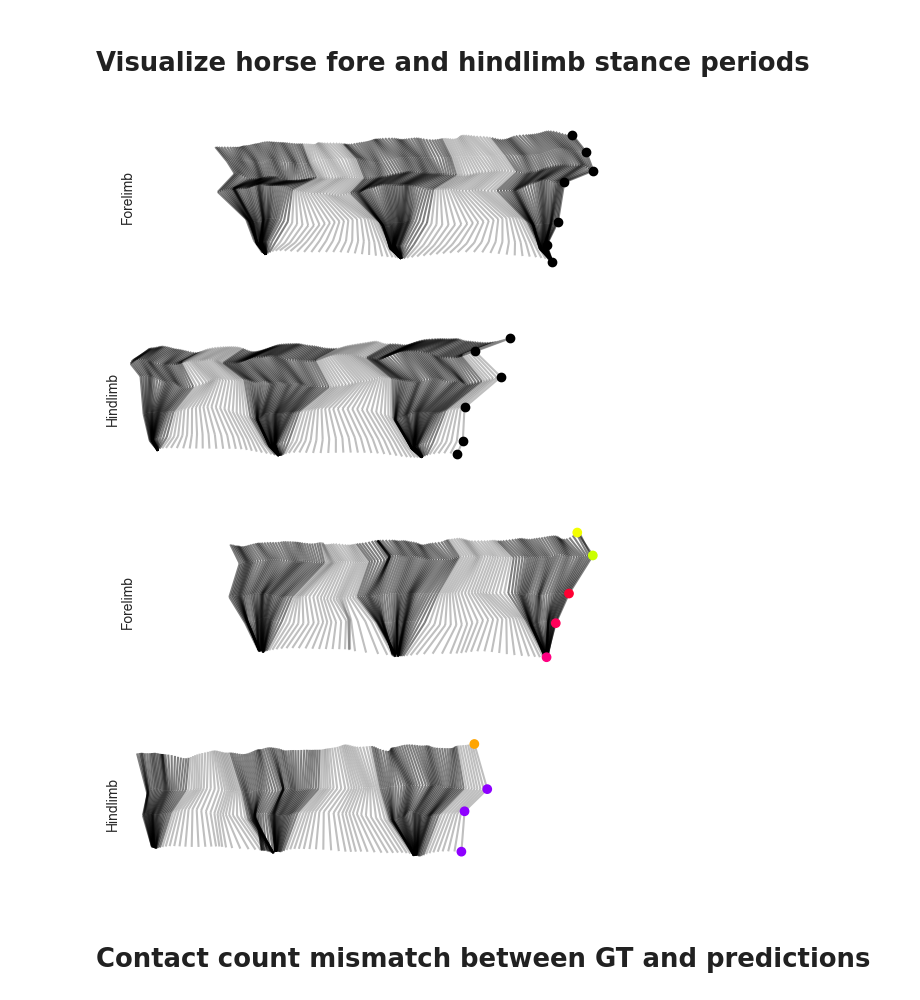
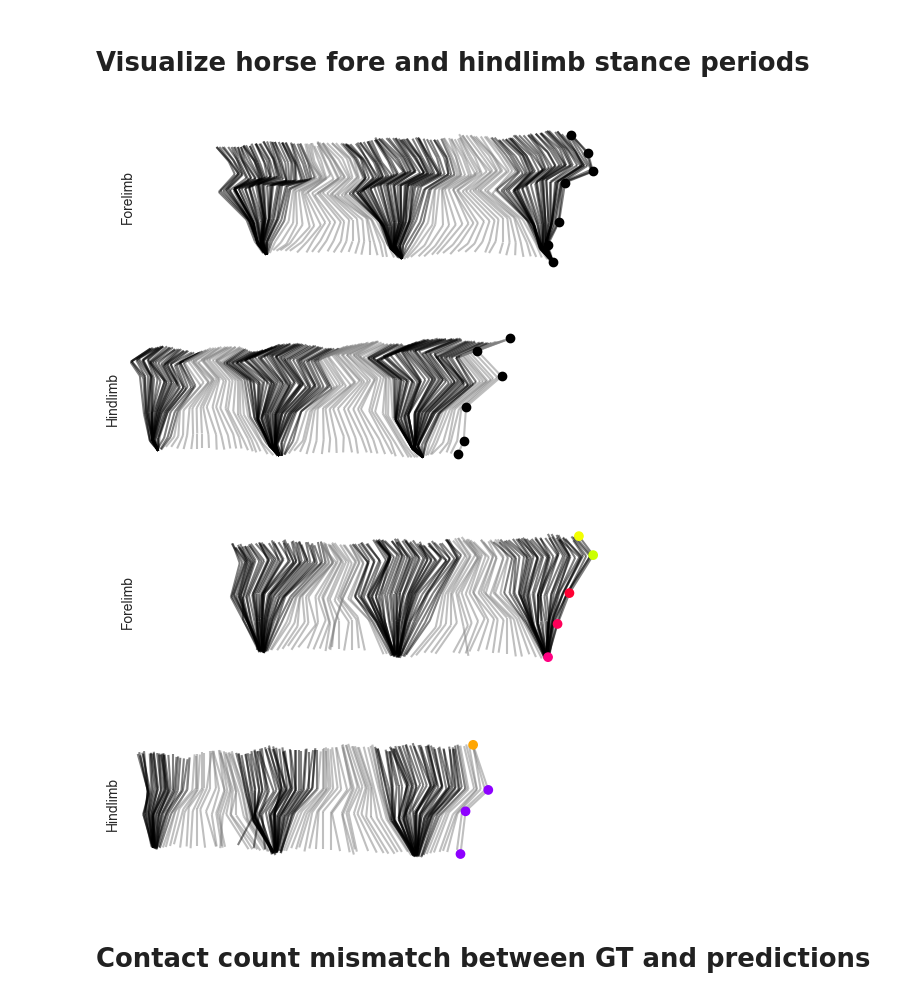
Before and after one commit to AdaptiveMotorControlLab/modelzoo-figures, a Jupyter notebook: figures/Figure4.ipynb, the cells around one changed output. Drawn from its saved outputs; the diff is of its cells as text; code cells hidden in the pictures.

```diff
--- a/figures/Figure4.ipynb
+++ b/figures/Figure4.ipynb
@@ -234,7 +234,7 @@ cutoff = 3
 b, a = signal.butter(2, cutoff, fs=24)
 mask = df.isna()
 df[mask] = 0
-df[:] = signal.filtfilt(b, a, df, axis=0)
+# df[:] = signal.filtfilt(b, a, df, axis=0)
 df[mask] = np.nan
 sl = slice(50, -50)  # Trim the start and end of the data, when the horse is not fully seen
 df = df.iloc[sl]
@@ -242,7 +242,7 @@ coords = df.to_numpy().reshape((len(df), -1, 2))
 
 mask = df_gt.isna()
 df_gt[mask] = 0
-df_gt[:] = signal.filtfilt(b, a, df_gt, axis=0)
+# df_gt[:] = signal.filtfilt(b, a, df_gt, axis=0)
 df_gt[mask] = np.nan
 df_gt = df_gt.iloc[sl]
 coords_gt = df_gt.to_numpy().reshape((df_gt.shape[0], -1, 2))
@@ -287,35 +287,35 @@ for ax in axes:
     ax.set_xticks([])
     ax.set_yticks([])
 axes[0].set_aspect('equal')
 axes[0].set_xlim(xmin, xmax + 10)
 axes[0].set_ylim(ymin - 10, ymax + 10)
 axes[0].invert_yaxis()
 axes[0].add_collection(coll)
 forelimb_point_colors = {
     'back_base': '#F3FF00',
     'neck_base': '#CBFF00',
     'front_right_thai': '#FF0032',
     'front_right_knee': '#FF0059',
     'front_right_paw': '#FF0081',
 }
 inds_points = [keypoints.index(kpt) for kpt in forelimb_point_colors]
 temp = coords[s:-e, inds_points]
 axes[0].scatter(*temp[-1].T, c=list(forelimb_point_colors.values()), zorder=99)
 axes[0].set_ylabel('Forelimb')
 axes[1].add_collection(coll2)
 axes[1].set_ylabel('Hindlimb')
 hindlimb_point_colors = {
     'tail_base': '#FFA500',
     'back_right_thai': '#8E00FF',
     'back_right_knee': '#8E00FF',
     'back_right_paw': '#8E00FF',
 }
 inds_points = [keypoints.index(kpt) for kpt in hindlimb_point_colors]
 temp = coords[s:-e, inds_points]
 axes[1].scatter(*temp[-1].T, c=list(hindlimb_point_colors.values()), zorder=99)
 # %% [output]
-[figure, old version]
+[figure, new version]
-[figure, old version]
+[figure, new version]
 # %% [markdown]
 # Contact count mismatch between GT and predictions
 # %%
```
